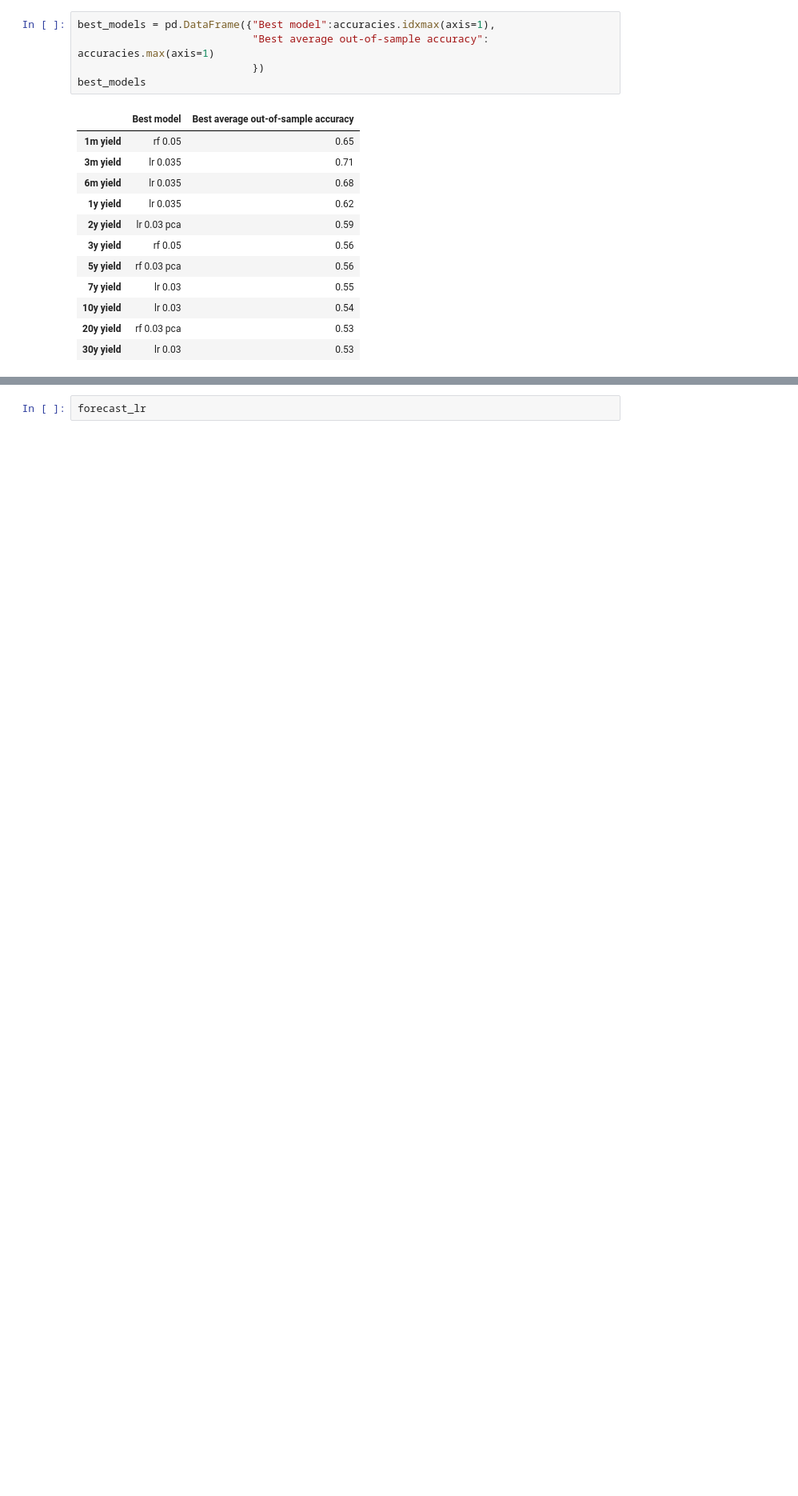
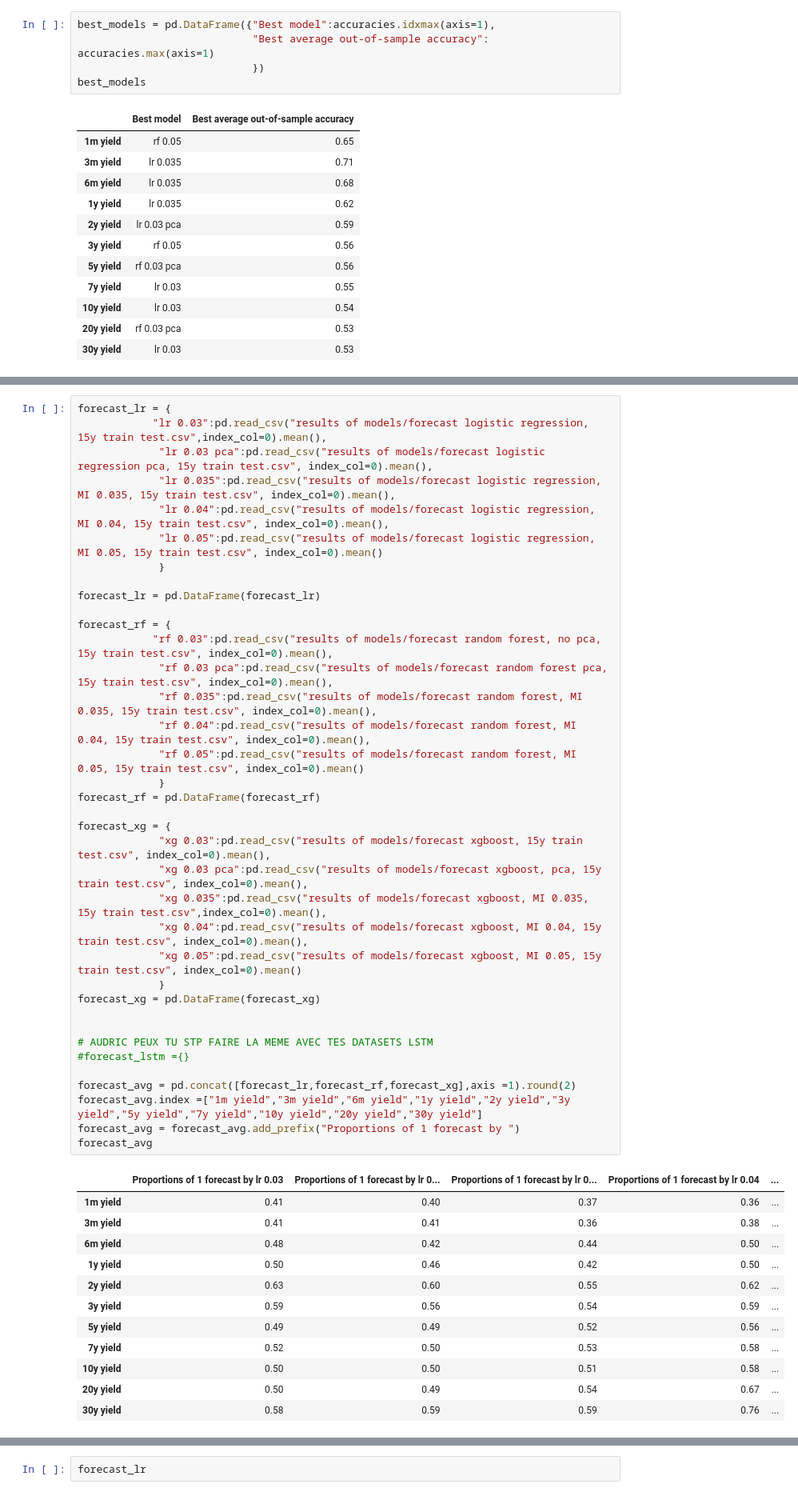
Before and after one commit to jeanlouvaleau/ML-for-trading-project, a Jupyter notebook: data_exploration JL_new.ipynb, the cells around one changed output, grey strips where cells are left out. Shown at 80% size. Drawn from its saved outputs; the diff is of its cells as text; blank space fills up the shorter version.

```diff
--- a/data_exploration JL_new.ipynb
+++ b/data_exploration JL_new.ipynb
@@ -2113,0 +2120,50 @@ We'll now perform a Diebold Mariano test to ensure that our forecast performance
+# %%
+forecast_lr = {
+            "lr 0.03":pd.read_csv("results of models/forecast logistic regression, 15y train test.csv",index_col=0).mean(),
+             "lr 0.03 pca":pd.read_csv("results of models/forecast logistic regression pca, 15y train test.csv", index_col=0).mean(),
+             "lr 0.035":pd.read_csv("results of models/forecast logistic regression, MI 0.035, 15y train test.csv", index_col=0).mean(),
+             "lr 0.04":pd.read_csv("results of models/forecast logistic regression, MI 0.04, 15y train test.csv", index_col=0).mean(),
+             "lr 0.05":pd.read_csv("results of models/forecast logistic regression, MI 0.05, 15y train test.csv", index_col=0).mean()
+             }
+
+forecast_lr = pd.DataFrame(forecast_lr)
+
+forecast_rf = {
+            "rf 0.03":pd.read_csv("results of models/forecast random forest, no pca, 15y train test.csv", index_col=0).mean(),
+             "rf 0.03 pca":pd.read_csv("results of models/forecast random forest pca, 15y train test.csv", index_col=0).mean(),
+             "rf 0.035":pd.read_csv("results of models/forecast random forest, MI 0.035, 15y train test.csv", index_col=0).mean(),
+             "rf 0.04":pd.read_csv("results of models/forecast random forest, MI 0.04, 15y train test.csv", index_col=0).mean(),
+             "rf 0.05":pd.read_csv("results of models/forecast random forest, MI 0.05, 15y train test.csv", index_col=0).mean()
+             }
+forecast_rf = pd.DataFrame(forecast_rf)
+
+forecast_xg = {
+             "xg 0.03":pd.read_csv("results of models/forecast xgboost, 15y train test.csv", index_col=0).mean(),
+             "xg 0.03 pca":pd.read_csv("results of models/forecast xgboost, pca, 15y train test.csv", index_col=0).mean(),
+             "xg 0.035":pd.read_csv("results of models/forecast xgboost, MI 0.035, 15y train test.csv",index_col=0).mean(),
+             "xg 0.04":pd.read_csv("results of models/forecast xgboost, MI 0.04, 15y train test.csv", index_col=0).mean(),
+             "xg 0.05":pd.read_csv("results of models/forecast xgboost, MI 0.05, 15y train test.csv", index_col=0).mean()
+             }
+forecast_xg = pd.DataFrame(forecast_xg)
+
+
+# AUDRIC PEUX TU STP FAIRE LA MEME AVEC TES DATASETS LSTM
+#forecast_lstm ={}
+
+forecast_avg = pd.concat([forecast_lr,forecast_rf,forecast_xg],axis =1).round(2)
+forecast_avg.index =["1m yield","3m yield","6m yield","1y yield","2y yield","3y yield","5y yield","7y yield","10y yield","20y yield","30y yield"]
+forecast_avg = forecast_avg.add_prefix("Proportions of 1 forecast by ")
+forecast_avg
+# %% [output]
+|  | Proportions of 1 forecast by lr 0.03 | Proportions of 1 forecast by lr 0... | Proportions of 1 forecast by lr 0... | Proportions of 1 forecast by lr 0.04 | ... |
+| 1m yield | 0.41 | 0.40 | 0.37 | 0.36 | ... |
+| 3m yield | 0.41 | 0.41 | 0.36 | 0.38 | ... |
+| 6m yield | 0.48 | 0.42 | 0.44 | 0.50 | ... |
+| 1y yield | 0.50 | 0.46 | 0.42 | 0.50 | ... |
+| 2y yield | 0.63 | 0.60 | 0.55 | 0.62 | ... |
+| 3y yield | 0.59 | 0.56 | 0.54 | 0.59 | ... |
+| 5y yield | 0.49 | 0.49 | 0.52 | 0.56 | ... |
+| 7y yield | 0.52 | 0.50 | 0.53 | 0.58 | ... |
+| 10y yield | 0.50 | 0.50 | 0.51 | 0.58 | ... |
+| 20y yield | 0.50 | 0.49 | 0.54 | 0.67 | ... |
+| 30y yield | 0.58 | 0.59 | 0.59 | 0.76 | ... |
```
Also changed, not shown: parts of 14 cells of this notebook.
